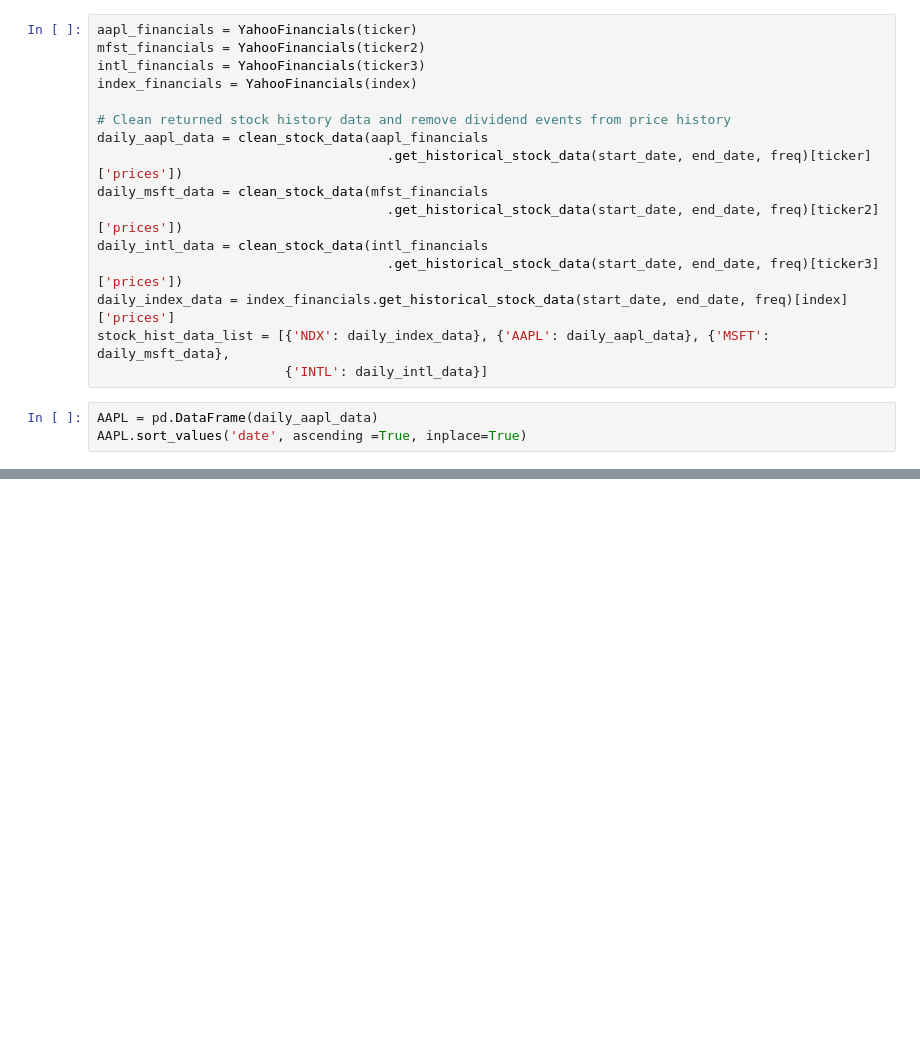
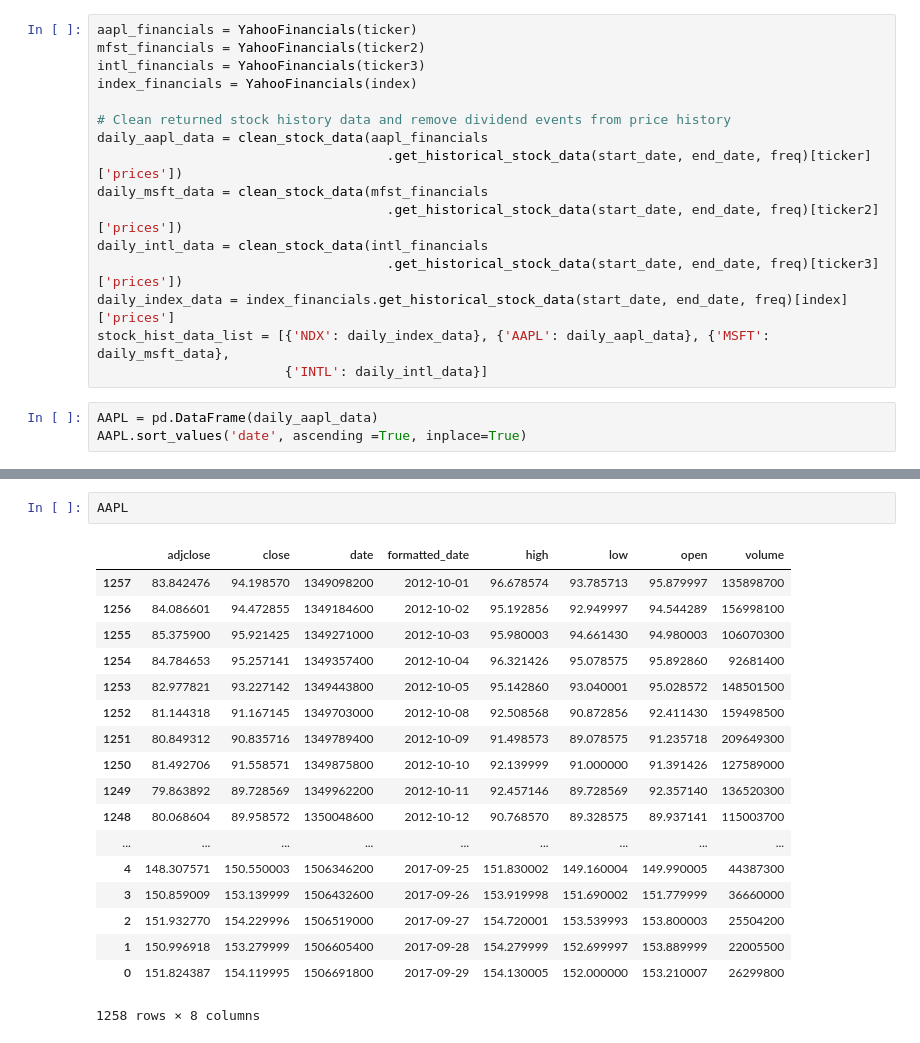
Before and after one commit to francisliu2/master_thesis, a Jupyter notebook: getStockdata.ipynb, the cells around one changed output, grey strips where cells are left out. Saved outputs shown, nothing was run; the diff lists cells and outputs as text; blank space fills up the shorter version.

```diff
--- a/getStockdata.ipynb
+++ b/getStockdata.ipynb
@@ -49,0 +52,21 @@ plt.show()
+# %%
+AAPL
+# %% [output]
+|  | adjclose | close | date | formatted_date | high | low | open | volume |
+| 1257 | 83.842476 | 94.198570 | 1349098200 | 2012-10-01 | 96.678574 | 93.785713 | 95.879997 | 135898700 |
+| 1256 | 84.086601 | 94.472855 | 1349184600 | 2012-10-02 | 95.192856 | 92.949997 | 94.544289 | 156998100 |
+| 1255 | 85.375900 | 95.921425 | 1349271000 | 2012-10-03 | 95.980003 | 94.661430 | 94.980003 | 106070300 |
+| 1254 | 84.784653 | 95.257141 | 1349357400 | 2012-10-04 | 96.321426 | 95.078575 | 95.892860 | 92681400 |
+| 1253 | 82.977821 | 93.227142 | 1349443800 | 2012-10-05 | 95.142860 | 93.040001 | 95.028572 | 148501500 |
+| 1252 | 81.144318 | 91.167145 | 1349703000 | 2012-10-08 | 92.508568 | 90.872856 | 92.411430 | 159498500 |
+| 1251 | 80.849312 | 90.835716 | 1349789400 | 2012-10-09 | 91.498573 | 89.078575 | 91.235718 | 209649300 |
+| 1250 | 81.492706 | 91.558571 | 1349875800 | 2012-10-10 | 92.139999 | 91.000000 | 91.391426 | 127589000 |
+| 1249 | 79.863892 | 89.728569 | 1349962200 | 2012-10-11 | 92.457146 | 89.728569 | 92.357140 | 136520300 |
+| 1248 | 80.068604 | 89.958572 | 1350048600 | 2012-10-12 | 90.768570 | 89.328575 | 89.937141 | 115003700 |
+| ... | ... | ... | ... | ... | ... | ... | ... | ... |
+| 4 | 148.307571 | 150.550003 | 1506346200 | 2017-09-25 | 151.830002 | 149.160004 | 149.990005 | 44387300 |
+| 3 | 150.859009 | 153.139999 | 1506432600 | 2017-09-26 | 153.919998 | 151.690002 | 151.779999 | 36660000 |
+| 2 | 151.932770 | 154.229996 | 1506519000 | 2017-09-27 | 154.720001 | 153.539993 | 153.800003 | 25504200 |
+| 1 | 150.996918 | 153.279999 | 1506605400 | 2017-09-28 | 154.279999 | 152.699997 | 153.889999 | 22005500 |
+| 0 | 151.824387 | 154.119995 | 1506691800 | 2017-09-29 | 154.130005 | 152.000000 | 153.210007 | 26299800 |
+1258 rows × 8 columns
```
Also changed, not shown: parts of 10 cells of this notebook.
